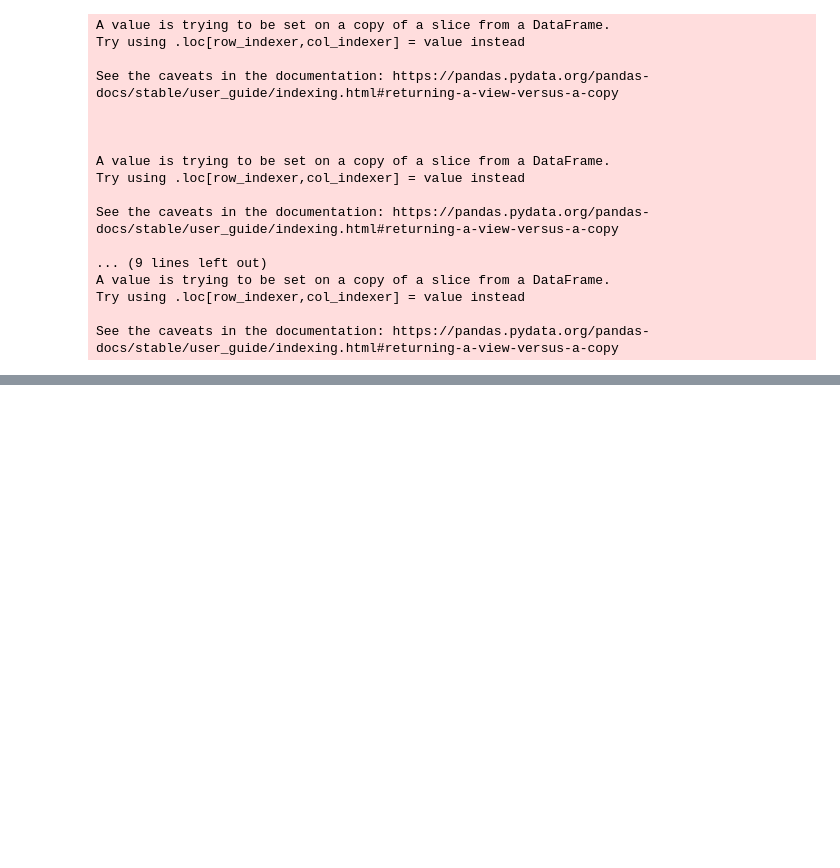
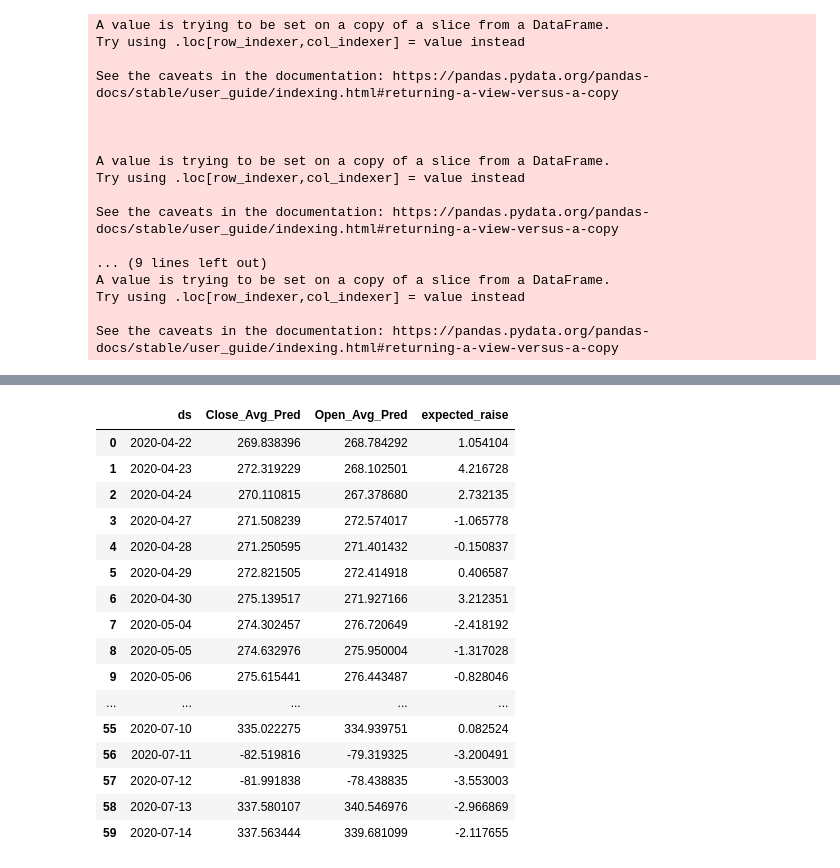
Before and after one commit to kiranbeethoju/Stock-Market-Forecast, a Jupyter notebook: stock_predictions_data.ipynb, the cells around one changed output, grey strips where cells are left out. Drawn from its saved outputs; the diff is of its cells as text; code cells hidden in the pictures; blank space fills up the shorter version.

```diff
--- a/stock_predictions_data.ipynb
+++ b/stock_predictions_data.ipynb
@@ -219,3 +220,12 @@ fig.add_trace(go.Scatter(x=mixed["ds"], y=mixed["predicted_raise_of_value"],
 fig.show()
 # %% [output]
 [interactive output not drawn]
+# %%
+mdf = pd.read_csv("close-{}.csv".format(tickers[0]))
+ndf = pd.read_csv("open-{}.csv".format(tickers[0]))
+mdf["Close_Avg_Pred"] = (mdf["yhat_future"]+mdf["yhat_lower_future"]+mdf["yhat_upper_future"])/3
+mdf = mdf[["ds","Close_Avg_Pred"]]
+ndf["Open_Avg_Pred"] = (ndf["yhat_future"]+ndf["yhat_lower_future"]+ndf["yhat_upper_future"])/3
+ndf= ndf[["ds","Open_Avg_Pred"]]
+pred_future= pd.merge(mdf,ndf,on="ds",how="inner")
+pred_future
@@ -221,0 +246,21 @@ fig.show()
+# %%
+pred_future["expected_raise"] = pred_future["Close_Avg_Pred"]-pred_future["Open_Avg_Pred"]
+pred_future.head(60)
+# %% [output]
+|  | ds | Close_Avg_Pred | Open_Avg_Pred | expected_raise |
+| 0 | 2020-04-22 | 269.838396 | 268.784292 | 1.054104 |
+| 1 | 2020-04-23 | 272.319229 | 268.102501 | 4.216728 |
+| 2 | 2020-04-24 | 270.110815 | 267.378680 | 2.732135 |
+| 3 | 2020-04-27 | 271.508239 | 272.574017 | -1.065778 |
+| 4 | 2020-04-28 | 271.250595 | 271.401432 | -0.150837 |
+| 5 | 2020-04-29 | 272.821505 | 272.414918 | 0.406587 |
+| 6 | 2020-04-30 | 275.139517 | 271.927166 | 3.212351 |
+| 7 | 2020-05-04 | 274.302457 | 276.720649 | -2.418192 |
+| 8 | 2020-05-05 | 274.632976 | 275.950004 | -1.317028 |
+| 9 | 2020-05-06 | 275.615441 | 276.443487 | -0.828046 |
+| ... | ... | ... | ... | ... |
+| 55 | 2020-07-10 | 335.022275 | 334.939751 | 0.082524 |
+| 56 | 2020-07-11 | -82.519816 | -79.319325 | -3.200491 |
+| 57 | 2020-07-12 | -81.991838 | -78.438835 | -3.553003 |
+| 58 | 2020-07-13 | 337.580107 | 340.546976 | -2.966869 |
+| 59 | 2020-07-14 | 337.563444 | 339.681099 | -2.117655 |
```
Also changed, not shown: parts of 5 cells of this notebook.
